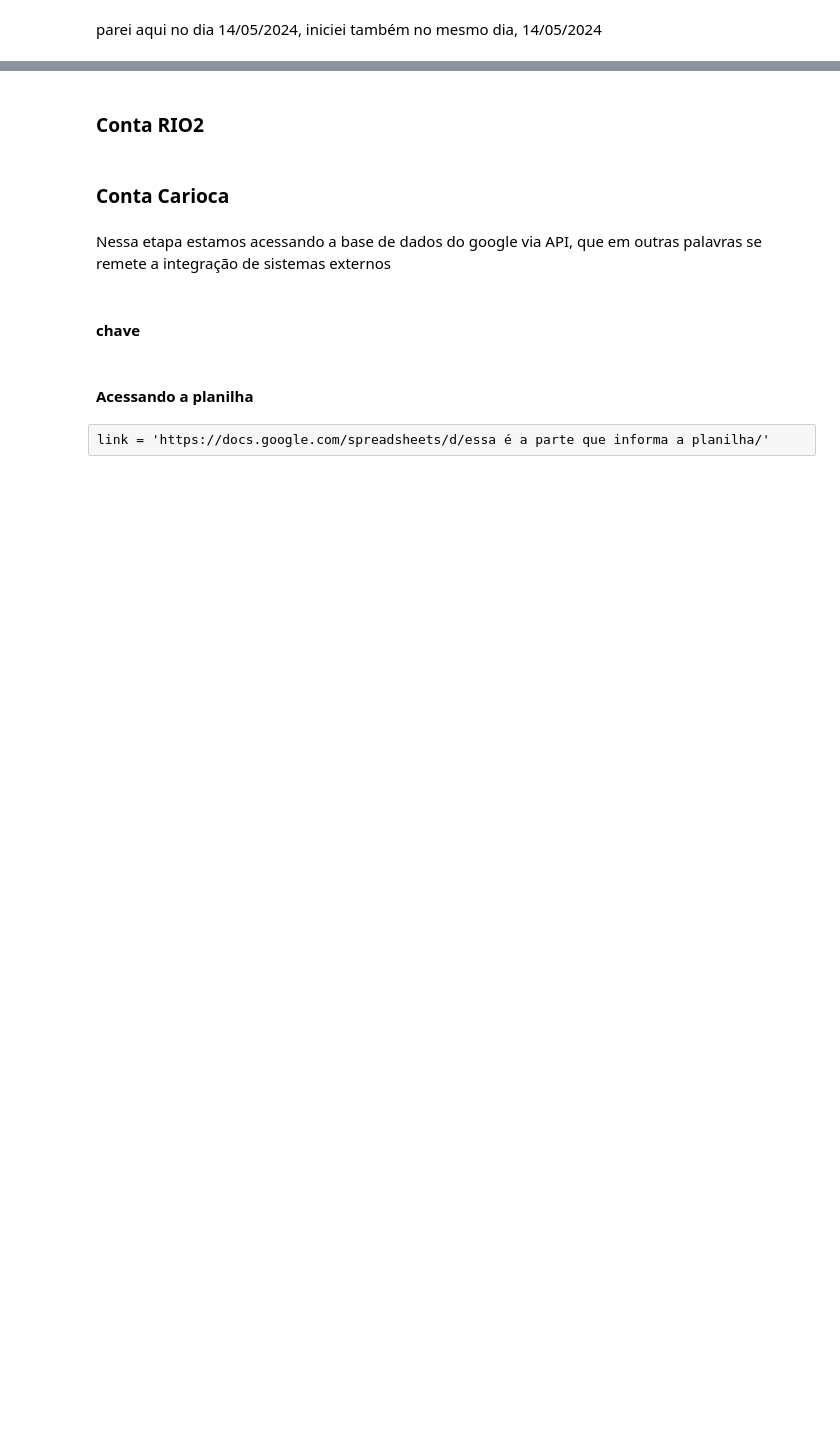
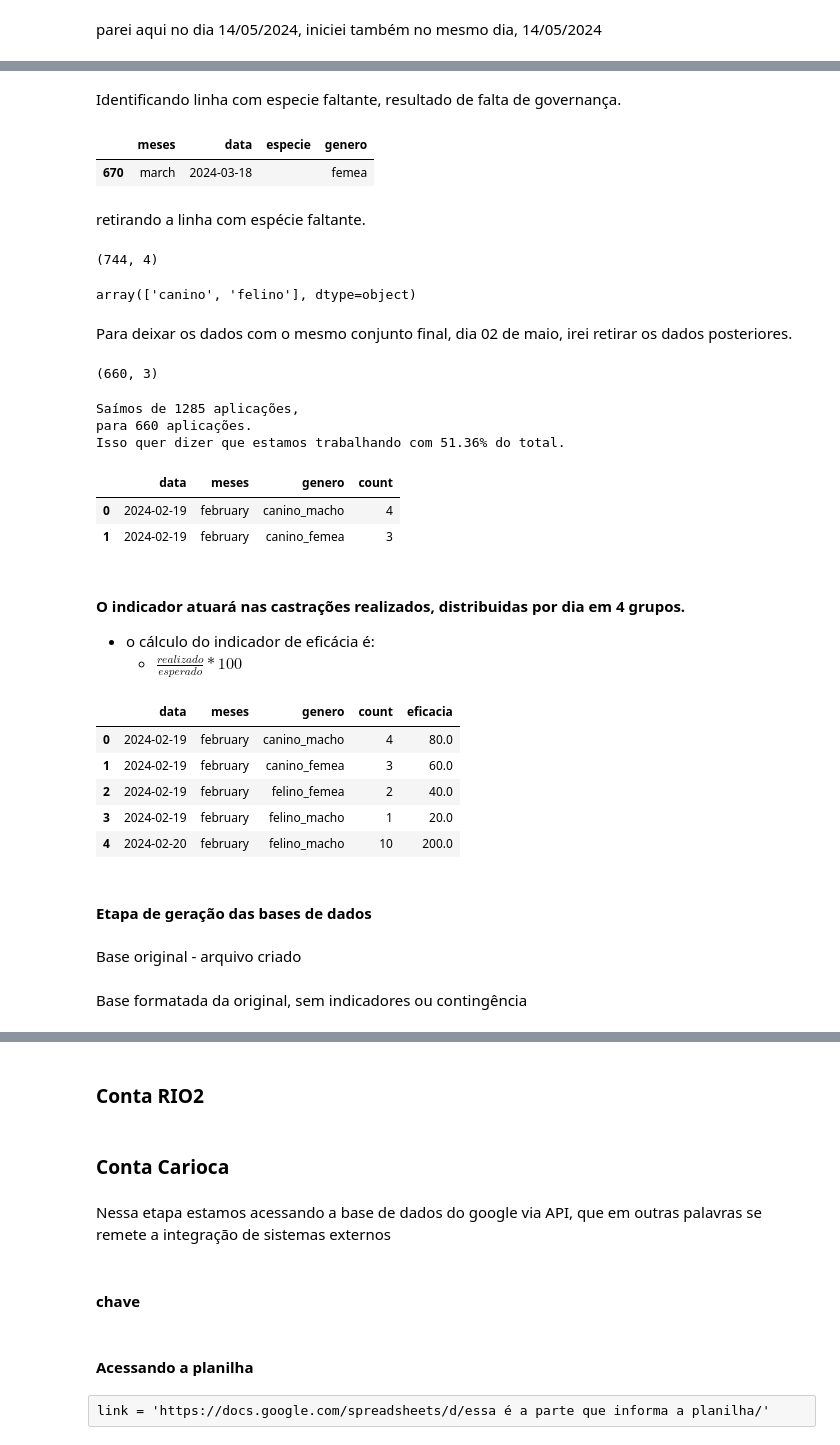
Before and after one commit to linounirio/acaocidada, a Jupyter notebook: relatorio1_bimestral.ipynb, the cells around one changed output, grey strips where cells are left out. Cells and saved outputs as stored; diff of their text form; code cells hidden in the pictures; blank space fills up the shorter version.

```diff
--- a/relatorio1_bimestral.ipynb
+++ b/relatorio1_bimestral.ipynb
@@ -116,0 +153,9 @@ parei aqui no dia 14/05/2024, iniciei também no mesmo dia, 14/05/2024
+# %% [markdown]
+Identificando linha com especie faltante, resultado de falta de governança.
+# %%
+rio_agend_relat_01_bimest.loc[rio_agend_relat_01_bimest['especie']=='']
+# %% [output]
+|  | meses | data | especie | genero |
+| 670 | march | 2024-03-18 |  | femea |
+# %% [markdown]
+retirando a linha com espécie faltante.
@@ -116,0 +164,8 @@ parei aqui no dia 14/05/2024, iniciei também no mesmo dia, 14/05/2024
+# %%
+rio_agend_relat_01_bimest.shape
+# %% [output]
+(744, 4)
+# %%
+rio_agend_relat_01_bimest['especie'].unique()
+# %% [output]
+array(['canino', 'felino'], dtype=object)
@@ -116,0 +179,46 @@ parei aqui no dia 14/05/2024, iniciei também no mesmo dia, 14/05/2024
+# %%
+rio_agend_relat_01_bimest = rio_agend_relat_01_bimest[['data','meses','genero']]
+# %% [markdown]
+Para deixar os dados com o mesmo conjunto final, dia 02 de maio, irei retirar os dados posteriores.
+# %%
+from pandas import Series
+rio_agend_relat_01_bimest = rio_agend_relat_01_bimest[rio_agend_relat_01_bimest['data'].between('2024-02-19','2024-05-02')]
+# %%
+rio_agend_relat_01_bimest.shape
+# %% [output]
+(660, 3)
+# %%
+print (f'''Saímos de {df_rio_agend.shape[0]} aplicações,
+para {rio_agend_relat_01_bimest.shape[0]} aplicações.
+Isso quer dizer que estamos trabalhando com {round(100*(rio_agend_relat_01_bimest.shape[0]/df_rio_agend.shape[0]),2)}% do total.''')
+# %% [output]
+Saímos de 1285 aplicações,
+para 660 aplicações.
+Isso quer dizer que estamos trabalhando com 51.36% do total.
+# %%
+agend_rio_relat_01_bimest = DataFrame(rio_agend_relat_01_bimest.groupby(['data']).value_counts()).reset_index()
+agend_rio_relat_01_bimest.head(2)
+# %% [output]
+|  | data | meses | genero | count |
+| 0 | 2024-02-19 | february | canino_macho | 4 |
+| 1 | 2024-02-19 | february | canino_femea | 3 |
+# %% [markdown]
+#### O indicador atuará nas castrações realizados, distribuidas por dia em 4 grupos.
+
+- o cálculo do indicador de eficácia é:
+    - $\frac{realizado}{esperado} * 100$
+# %%
+agend_rio_relat_01_bimest['eficacia'] = (agend_rio_relat_01_bimest[['count']]/5)*100
+# %%
+agend_rio_relat_01_bimest.head()
+# %% [output]
+|  | data | meses | genero | count | eficacia |
+| 0 | 2024-02-19 | february | canino_macho | 4 | 80.0 |
+| 1 | 2024-02-19 | february | canino_femea | 3 | 60.0 |
+| 2 | 2024-02-19 | february | felino_femea | 2 | 40.0 |
+| 3 | 2024-02-19 | february | felino_macho | 1 | 20.0 |
+| 4 | 2024-02-20 | february | felino_macho | 10 | 200.0 |
+# %% [markdown]
+#### Etapa de geração das bases de dados
+# %% [markdown]
+Base original - arquivo criado
@@ -116,0 +227,2 @@ parei aqui no dia 14/05/2024, iniciei também no mesmo dia, 14/05/2024
+# %% [markdown]
+Base formatada da original, sem indicadores ou contingência
```
Also changed, not shown: parts of 33 cells of this notebook.
